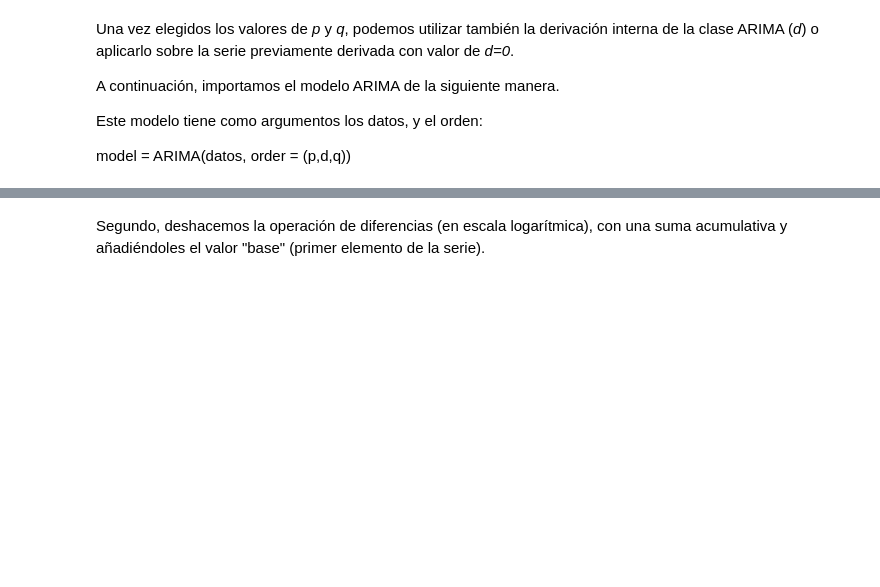
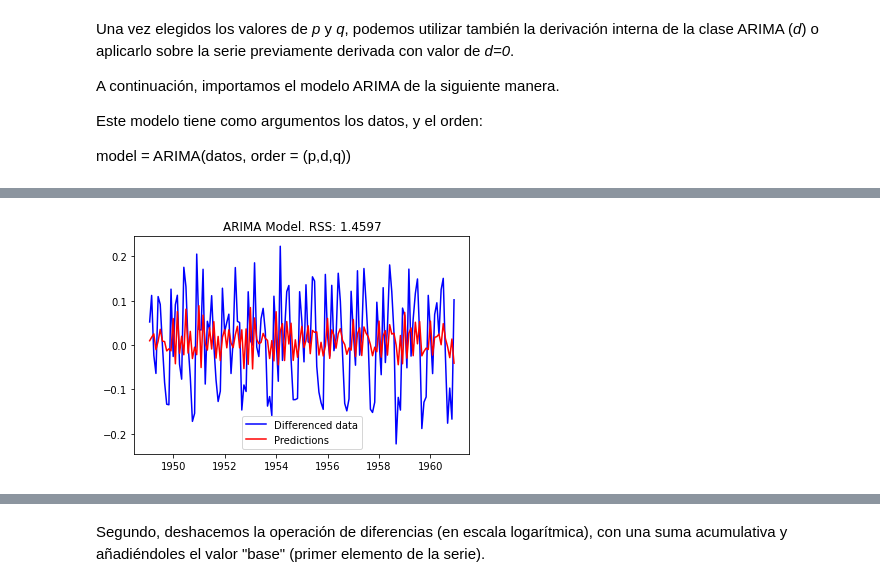
Before and after one commit to fjsaezm/mcd, a Jupyter notebook: PIT/P1/PR1_PIT.ipynb, the cells around one changed output, grey strips where cells are left out. Drawn from its saved outputs; the diff is of its cells as text; code cells hidden in the pictures; blank space fills up the shorter version.

```diff
--- a/PIT/P1/PR1_PIT.ipynb
+++ b/PIT/P1/PR1_PIT.ipynb
@@ -501 +540,12 @@ _ = plt.legend()
+# %%
+p = 1
+d = 0
+q = 1
+
+# AR
+model = ARIMA(data_log_diff, order=(p, d, q),freq = 'MS', enforce_invertibility=True)
+results_ARIMA = model.fit()
+plot_ARIMA(data_log_diff,results_ARIMA, title = "ARIMA Model.")
+# %% [output]
+[figure, added]
 # %% [markdown]
```
Also changed, not shown: parts of 20 cells of this notebook.
